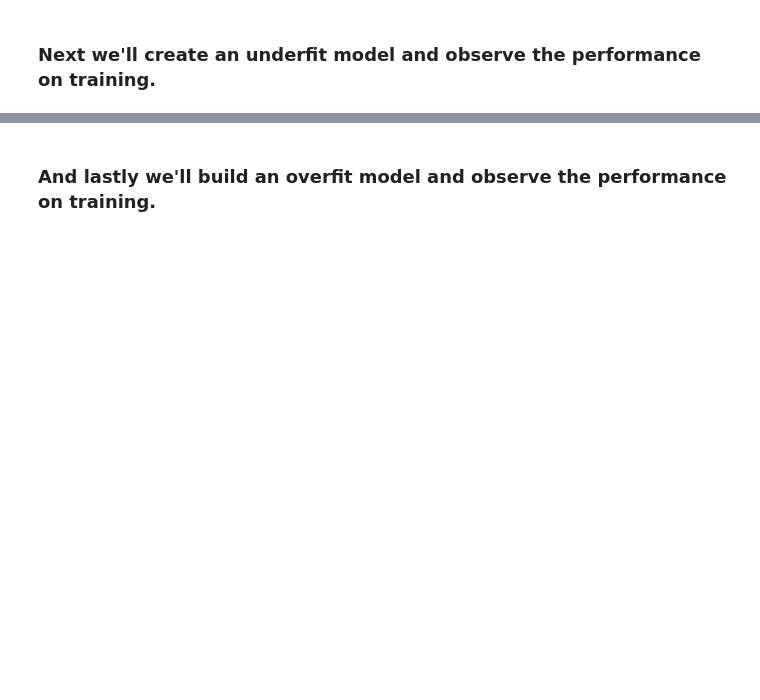
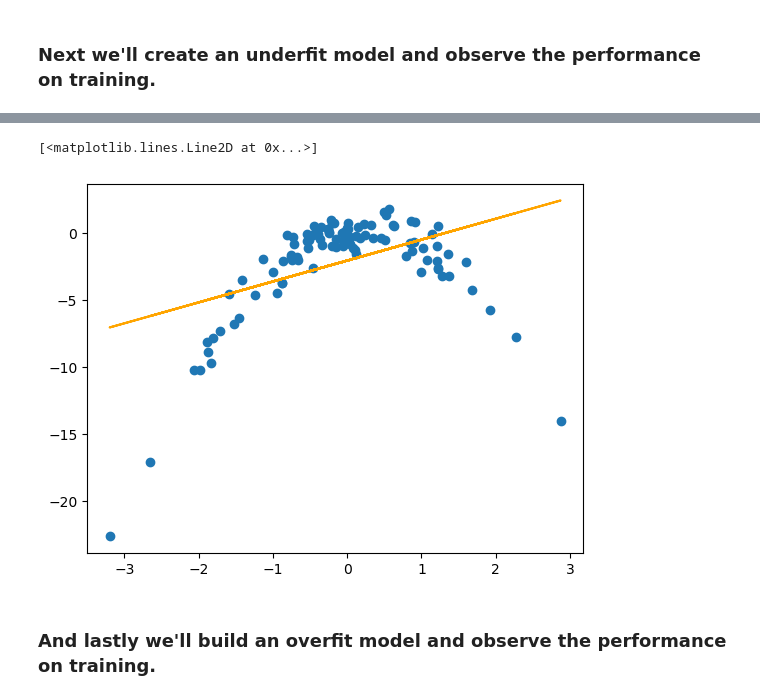
Before and after one commit to VrundHP/code_2600, a Jupyter notebook: mod02_trainingsplit.ipynb, the cells around one changed output, grey strips where cells are left out. Cells and saved outputs as stored; diff of their text form; code cells hidden in the pictures; blank space fills up the shorter version.

```diff
--- a/mod02_trainingsplit.ipynb
+++ b/mod02_trainingsplit.ipynb
@@ -93,6 +130,6 @@ ax.plot(quadratic['x'],quadratic['pred_sq'], color='green')
 ### Next we'll create an underfit model and observe the performance on training.
 # %%
 # Fit a linear model
-model_lin = #fill-in
-results_lin = #fill-in
-summarize(results_lin)
+model_lin = sm.OLS(y_train, x_train[['intercept','x']])
+results_lin = model_lin.fit()
+print(results_lin.summary())
@@ -102,9 +157,12 @@ predictions_lin_train = #fill-in
 # %%
 # Plot predictions as solid *orange* line
 fig, ax = plt.subplots()
 ax.scatter(x_train['x'],y_train)
-linear = #fill-in
-ax.plot( #fill-in
+linear = predict(x_train[['intercept','x']], results_lin)
+ax.plot(x_train['x'], linear, color='orange')
+# %% [output]
+[<matplotlib.lines.Line2D at 0x...>]
+[figure, added]
 # %% [markdown]
 ### And lastly we'll build an overfit model and observe the performance on training.
 # %%
```
Also changed, not shown: parts of 13 cells of this notebook.
